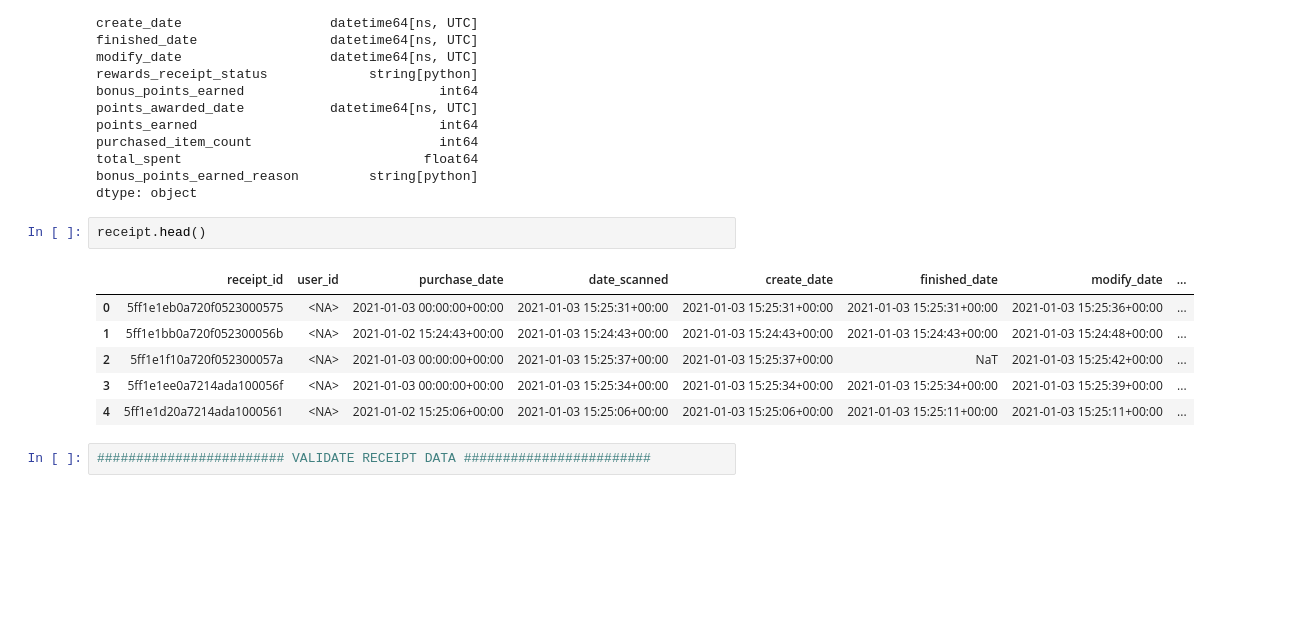
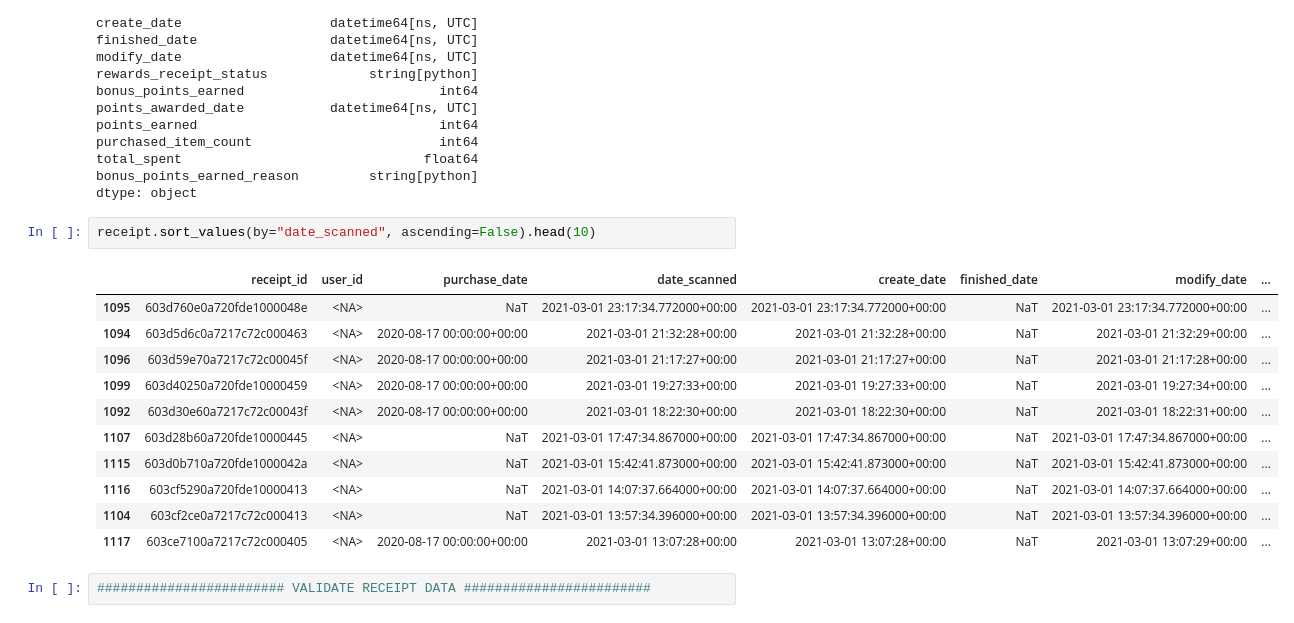
Before and after one commit to evanrosa/fetch_tech_challenge, a Jupyter notebook: exercise_answers/task_three/receipts.ipynb, the cells around one changed output. Drawn from its saved outputs; the diff is of its cells as text; blank space fills up the shorter version.

```diff
--- a/exercise_answers/task_three/receipts.ipynb
+++ b/exercise_answers/task_three/receipts.ipynb
@@ -106,14 +106,19 @@ total_spent                               float64
 bonus_points_earned_reason         string[python]
 dtype: object
 # %%
-receipt.head()
+receipt.sort_values(by="date_scanned", ascending=False).head(10)
 # %% [output]
 |  | receipt_id | user_id | purchase_date | date_scanned | create_date | finished_date | modify_date | ... |
-| 0 | 5ff1e1eb0a720f0523000575 | <NA> | 2021-01-03 00:00:00+00:00 | 2021-01-03 15:25:31+00:00 | 2021-01-03 15:25:31+00:00 | 2021-01-03 15:25:31+00:00 | 2021-01-03 15:25:36+00:00 | ... |
-| 1 | 5ff1e1bb0a720f052300056b | <NA> | 2021-01-02 15:24:43+00:00 | 2021-01-03 15:24:43+00:00 | 2021-01-03 15:24:43+00:00 | 2021-01-03 15:24:43+00:00 | 2021-01-03 15:24:48+00:00 | ... |
-| 2 | 5ff1e1f10a720f052300057a | <NA> | 2021-01-03 00:00:00+00:00 | 2021-01-03 15:25:37+00:00 | 2021-01-03 15:25:37+00:00 | NaT | 2021-01-03 15:25:42+00:00 | ... |
-| 3 | 5ff1e1ee0a7214ada100056f | <NA> | 2021-01-03 00:00:00+00:00 | 2021-01-03 15:25:34+00:00 | 2021-01-03 15:25:34+00:00 | 2021-01-03 15:25:34+00:00 | 2021-01-03 15:25:39+00:00 | ... |
-| 4 | 5ff1e1d20a7214ada1000561 | <NA> | 2021-01-02 15:25:06+00:00 | 2021-01-03 15:25:06+00:00 | 2021-01-03 15:25:06+00:00 | 2021-01-03 15:25:11+00:00 | 2021-01-03 15:25:11+00:00 | ... |
+| 1095 | 603d760e0a720fde1000048e | <NA> | NaT | 2021-03-01 23:17:34.772000+00:00 | 2021-03-01 23:17:34.772000+00:00 | NaT | 2021-03-01 23:17:34.772000+00:00 | ... |
+| 1094 | 603d5d6c0a7217c72c000463 | <NA> | 2020-08-17 00:00:00+00:00 | 2021-03-01 21:32:28+00:00 | 2021-03-01 21:32:28+00:00 | NaT | 2021-03-01 21:32:29+00:00 | ... |
+| 1096 | 603d59e70a7217c72c00045f | <NA> | 2020-08-17 00:00:00+00:00 | 2021-03-01 21:17:27+00:00 | 2021-03-01 21:17:27+00:00 | NaT | 2021-03-01 21:17:28+00:00 | ... |
+| 1099 | 603d40250a720fde10000459 | <NA> | 2020-08-17 00:00:00+00:00 | 2021-03-01 19:27:33+00:00 | 2021-03-01 19:27:33+00:00 | NaT | 2021-03-01 19:27:34+00:00 | ... |
+| 1092 | 603d30e60a7217c72c00043f | <NA> | 2020-08-17 00:00:00+00:00 | 2021-03-01 18:22:30+00:00 | 2021-03-01 18:22:30+00:00 | NaT | 2021-03-01 18:22:31+00:00 | ... |
+| 1107 | 603d28b60a720fde10000445 | <NA> | NaT | 2021-03-01 17:47:34.867000+00:00 | 2021-03-01 17:47:34.867000+00:00 | NaT | 2021-03-01 17:47:34.867000+00:00 | ... |
+| 1115 | 603d0b710a720fde1000042a | <NA> | NaT | 2021-03-01 15:42:41.873000+00:00 | 2021-03-01 15:42:41.873000+00:00 | NaT | 2021-03-01 15:42:41.873000+00:00 | ... |
+| 1116 | 603cf5290a720fde10000413 | <NA> | NaT | 2021-03-01 14:07:37.664000+00:00 | 2021-03-01 14:07:37.664000+00:00 | NaT | 2021-03-01 14:07:37.664000+00:00 | ... |
+| 1104 | 603cf2ce0a7217c72c000413 | <NA> | NaT | 2021-03-01 13:57:34.396000+00:00 | 2021-03-01 13:57:34.396000+00:00 | NaT | 2021-03-01 13:57:34.396000+00:00 | ... |
+| 1117 | 603ce7100a7217c72c000405 | <NA> | 2020-08-17 00:00:00+00:00 | 2021-03-01 13:07:28+00:00 | 2021-03-01 13:07:28+00:00 | NaT | 2021-03-01 13:07:29+00:00 | ... |
 # %%
 ######################## VALIDATE RECEIPT DATA ########################
 # %%
```
Also changed, not shown: 5 other files.
